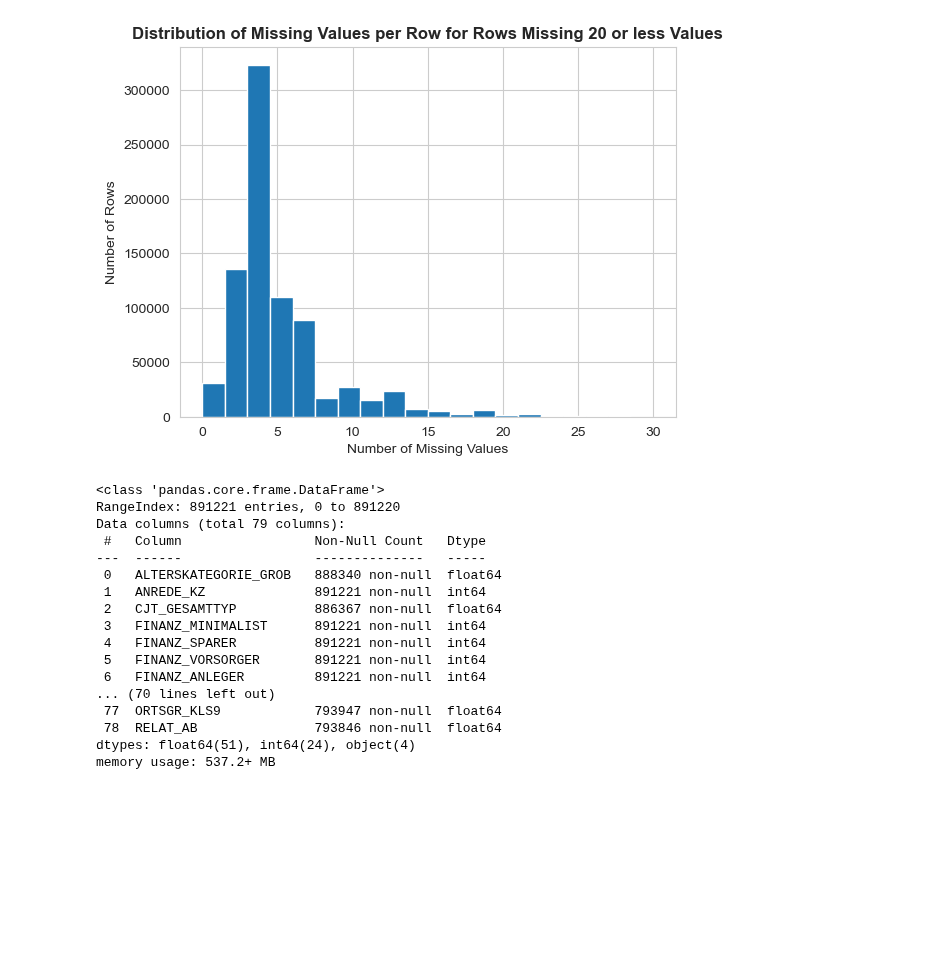
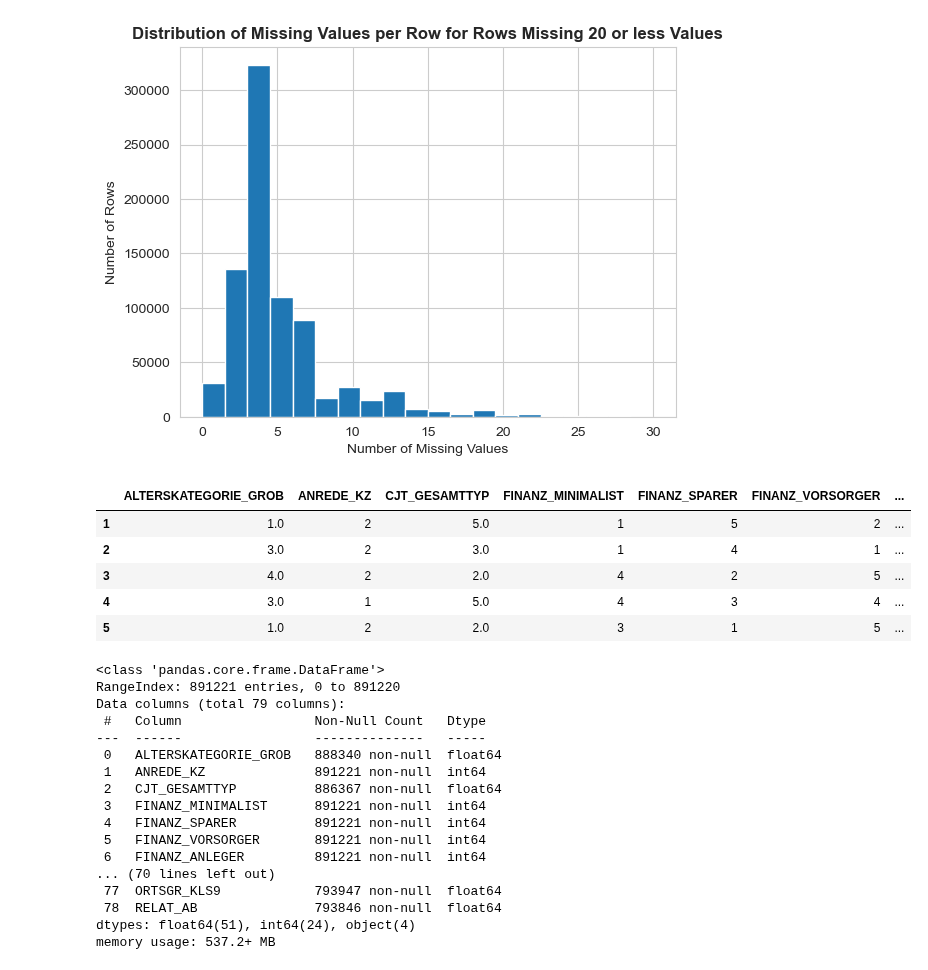
Before and after one commit to kinant/ud-ml-pytorch, a Jupyter notebook: Project 03/identify_customer_segments/Identify_Customer_Segments.ipynb, the cells around one changed output. Cells and saved outputs as stored; diff of their text form; code cells hidden in the pictures; blank space fills up the shorter version.

Commit message:
PR03 - Re-Start Step 4
Basic Pipeline and Custom Transforms work!

```diff
--- a/Project 03/identify_customer_segments/Identify_Customer_Segments.ipynb
+++ b/Project 03/identify_customer_segments/Identify_Customer_Segments.ipynb
@@ -410,7 +416,7 @@ For the remaining features, are there any patterns in which columns have, or sha
 # %%
 # Perform an assessment of how much missing data there is in each column of the
 # dataset.
-count_miss_values = gen_data.isna().sum()
+count_miss_values = gen_data_tmp.isna().sum()
 print(count_miss_values)
 # %% [output]
 AGER_TYP                 685843
@@ -444,7 +450,7 @@ plt.show()
 [figure]
 # %%
 # Convert to percentages
-pct_missing_values = (count_miss_values / len(gen_data)) * 100
+pct_missing_values = (count_miss_values / len(gen_data_tmp)) * 100
 pct_missing_values.sort_values(ascending=False)
 # %% [output]
 TITEL_KZ                 99.757636
@@ -604,7 +610,7 @@ def drop_missings(data, threshold, axis, return_both=False):
         high_missings = data[data.isna().sum(axis=1) > threshold]
         low_missings = data[data.isna().sum(axis=1) <= threshold]
 
-        return low_missings, high_missings if return_both else low_missings
+        return (low_missings, high_missings) if return_both else low_missings
     else:
         na_count = data.isna().sum()
         na_pct = (na_count / len(data)) * 100
@@ -613,25 +619,41 @@ def drop_missings(data, threshold, axis, return_both=False):
         drop_cols = list(na_pct[na_pct > threshold].index)
 
         # https://www.geeksforgeeks.org/python/check-whether-a-given-column-is-present-in-a-pandas-dataframe-or-not/
-        if all(col in data.columns for col in drop_cols):
-            data.drop(drop_cols, axis="columns", inplace=True)
-
-        return data
+        try:
+            if all(col in data.columns for col in drop_cols):
+                data.drop(drop_cols, axis="columns", inplace=True)
+        except KeyError:
+            print(f"{drop_cols} columns are missing")
+            return data
+        else:
+            return data
 
 transformers["drop_na_cols"] = FunctionTransformer(
     drop_missings,
-    kw_args= {"threshold": 20, "axis": 1},
-    validate=False)
+    kw_args= {"threshold": 20, "axis": 1, "return_both":False},
+    validate=False,
+)
 
 transformers["drop_na_rows"] = FunctionTransformer(
     drop_missings,
     kw_args= {"threshold": 20, "axis": 0},
-    validate=False)
+    validate=False,
+    feature_names_out="one-to-one"
+)
 # %%
 # Write code to divide the data into two subsets based on the number of missing
 # values in each row.
-gen_data = transformers["drop_na_cols"].transform(gen_data)
+gen_data_tmp = transformers["drop_na_cols"].fit_transform(gen_data_tmp)
 
 # Separate into two subsets, accept and reject, based on the threshold of 20 missing values per row
-gen_accept, gen_reject = drop_missings(gen_data, threshold=20, axis=0, return_both=True)
+gen_accept, gen_reject = drop_missings(gen_data_tmp, threshold=20, axis=0, return_both=True)
+# %%
+gen_accept.head()
+# %% [output]
+|  | ALTERSKATEGORIE_GROB | ANREDE_KZ | CJT_GESAMTTYP | FINANZ_MINIMALIST | FINANZ_SPARER | FINANZ_VORSORGER | ... |
+| 1 | 1.0 | 2 | 5.0 | 1 | 5 | 2 | ... |
+| 2 | 3.0 | 2 | 3.0 | 1 | 4 | 1 | ... |
+| 3 | 4.0 | 2 | 2.0 | 4 | 2 | 5 | ... |
+| 4 | 3.0 | 1 | 5.0 | 4 | 3 | 4 | ... |
+| 5 | 1.0 | 2 | 2.0 | 3 | 1 | 5 | ... |
 # %%
```
Also changed, not shown: parts of 34 cells of this notebook.
